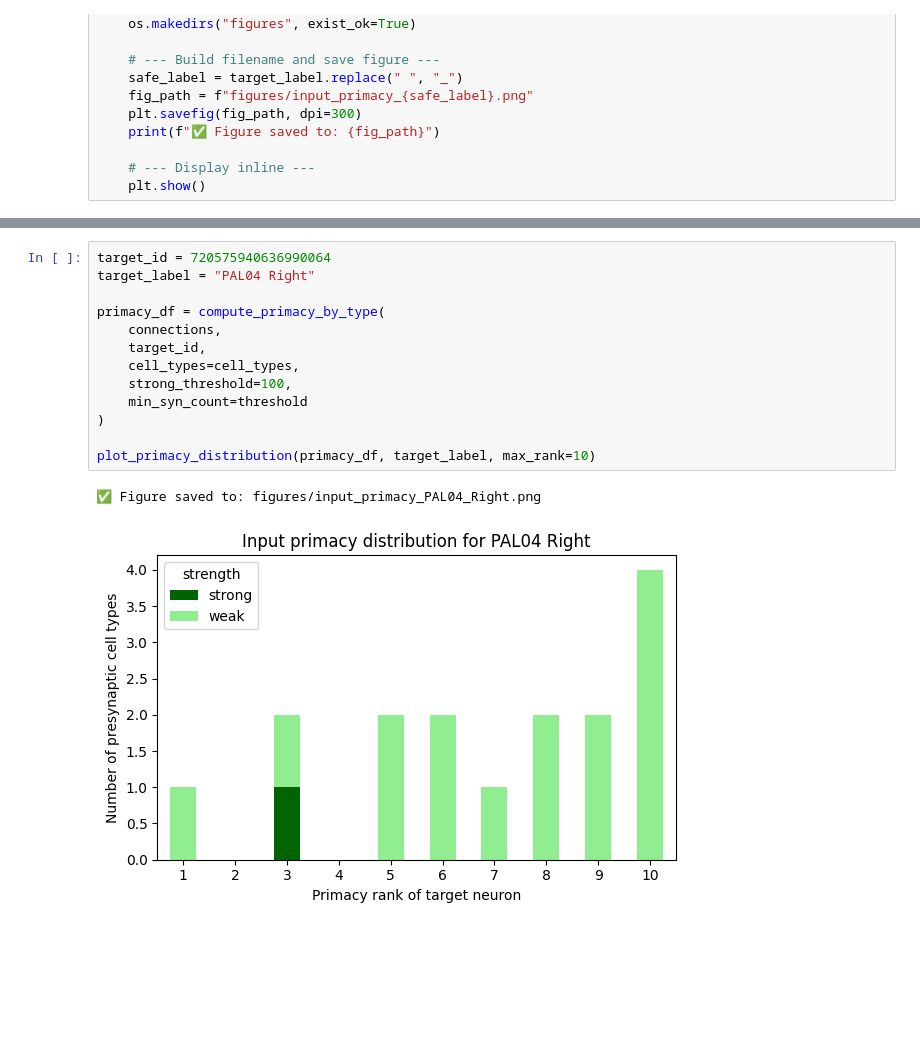
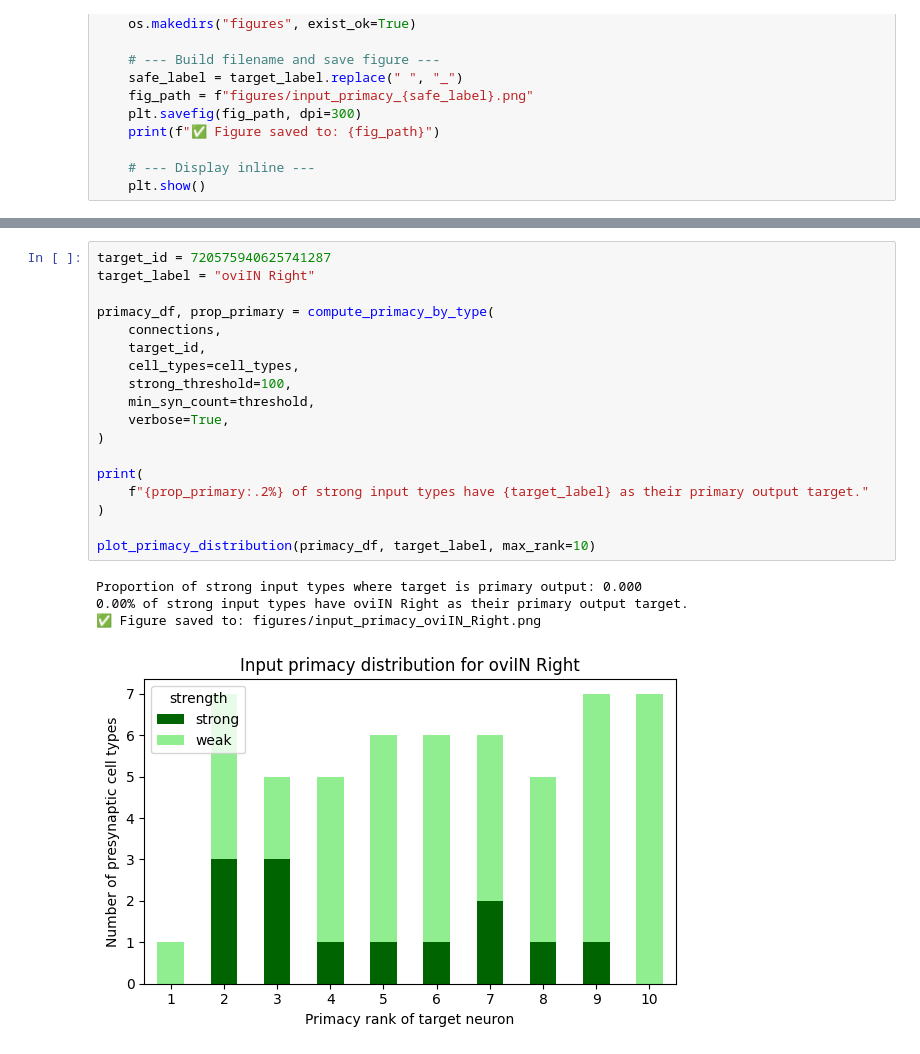
Before and after one commit to rcalfredson/flywire-connectomics, a Jupyter notebook: input_primacy.ipynb, the cells around one changed output, grey strips where cells are left out. Cells and saved outputs as stored; diff of their text form; blank space fills up the shorter version.

Commit message:
In input primacy analysis, output the proportion of strong input types where the target is the primary output.

```diff
--- a/input_primacy.ipynb
+++ b/input_primacy.ipynb
@@ -154,16 +188,23 @@ def compute_primacy_by_type(
 # %%
-target_id = 720575940636990064
-target_label = "PAL04 Right"
+target_id = 720575940625741287
+target_label = "oviIN Right"
 
-primacy_df = compute_primacy_by_type(
+primacy_df, prop_primary = compute_primacy_by_type(
     connections,
     target_id,
     cell_types=cell_types,
     strong_threshold=100,
-    min_syn_count=threshold
+    min_syn_count=threshold,
+    verbose=True,
+)
+
+print(
+    f"{prop_primary:.2%} of strong input types have {target_label} as their primary output target."
 )
 
 plot_primacy_distribution(primacy_df, target_label, max_rank=10)
 # %% [output]
-✅ Figure saved to: figures/input_primacy_PAL04_Right.png
+Proportion of strong input types where target is primary output: 0.000
+0.00% of strong input types have oviIN Right as their primary output target.
+✅ Figure saved to: figures/input_primacy_oviIN_Right.png
-[figure, old version]
+[figure, new version]
```
Also changed, not shown: parts of 1 cell of this notebook.
